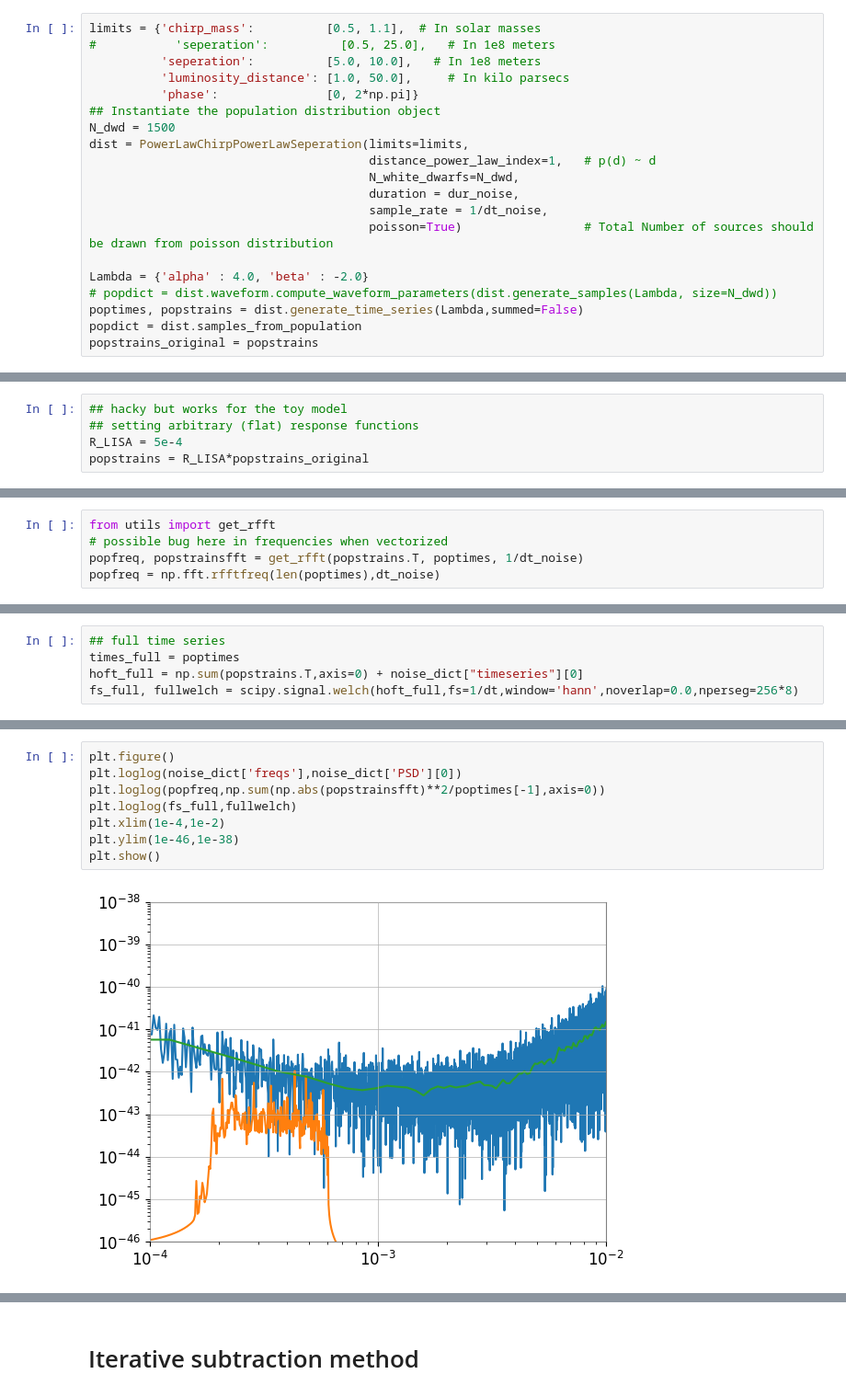
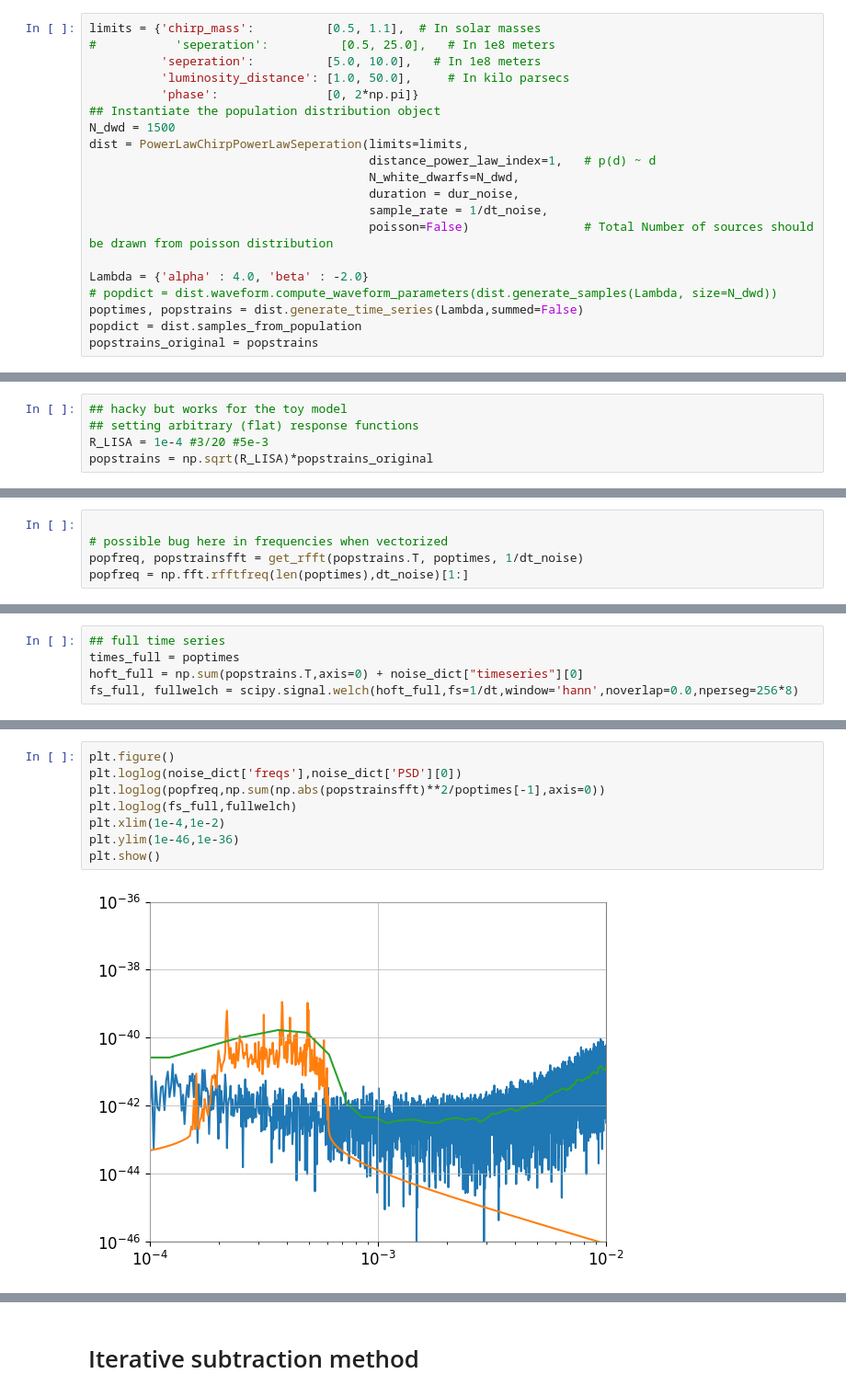
Before and after one commit to criswellalexander/gb-population-inference, a Jupyter notebook: test_gb_selection-cleaned-up.ipynb, the cells around one changed output, grey strips where cells are left out. Shown at 92% size. Cells and saved outputs as stored; diff of their text form.

```diff
--- a/test_gb_selection-cleaned-up.ipynb
+++ b/test_gb_selection-cleaned-up.ipynb
@@ -65,7 +72,7 @@ dist = PowerLawChirpPowerLawSeperation(limits=limits,
                                        N_white_dwarfs=N_dwd,
                                        duration = dur_noise,
                                        sample_rate = 1/dt_noise,
-                                       poisson=True) 			     # Total Number of sources should be drawn from poisson distribution
+                                       poisson=False) 			     # Total Number of sources should be drawn from poisson distribution
 
 Lambda = {'alpha' : 4.0, 'beta' : -2.0}
 # popdict = dist.waveform.compute_waveform_parameters(dist.generate_samples(Lambda, size=N_dwd))
@@ -77,8 +90,8 @@ df = pd.DataFrame(popdict)
 # %%
 ## hacky but works for the toy model
 ## setting arbitrary (flat) response functions
-R_LISA = 5e-4
-popstrains = R_LISA*popstrains_original
+R_LISA = 1e-4 #3/20 #5e-3
+popstrains = np.sqrt(R_LISA)*popstrains_original
 # %%
 dist.N_white_dwarfs
 # %% [output]
@@ -113,7 +126,7 @@ plt.show()
 # dt = poptimes[1] - poptimes[0]
 dt = dt_noise
 # %%
-from utils import get_rfft
+
 # possible bug here in frequencies when vectorized
 popfreq, popstrainsfft = get_rfft(popstrains.T, poptimes, 1/dt_noise)
-popfreq = np.fft.rfftfreq(len(poptimes),dt_noise)
+popfreq = np.fft.rfftfreq(len(poptimes),dt_noise)[1:]
@@ -135,10 +152,10 @@ plt.show()
 # %%
 plt.figure()
 plt.loglog(noise_dict['freqs'],noise_dict['PSD'][0])
 plt.loglog(popfreq,np.sum(np.abs(popstrainsfft)**2/poptimes[-1],axis=0))
 plt.loglog(fs_full,fullwelch)
 plt.xlim(1e-4,1e-2)
-plt.ylim(1e-46,1e-38)
+plt.ylim(1e-46,1e-36)
 plt.show()
 # %% [output]
-[figure, old version]
+[figure, new version]
```
Also changed, not shown: parts of 56 cells of this notebook, 1 other file.
